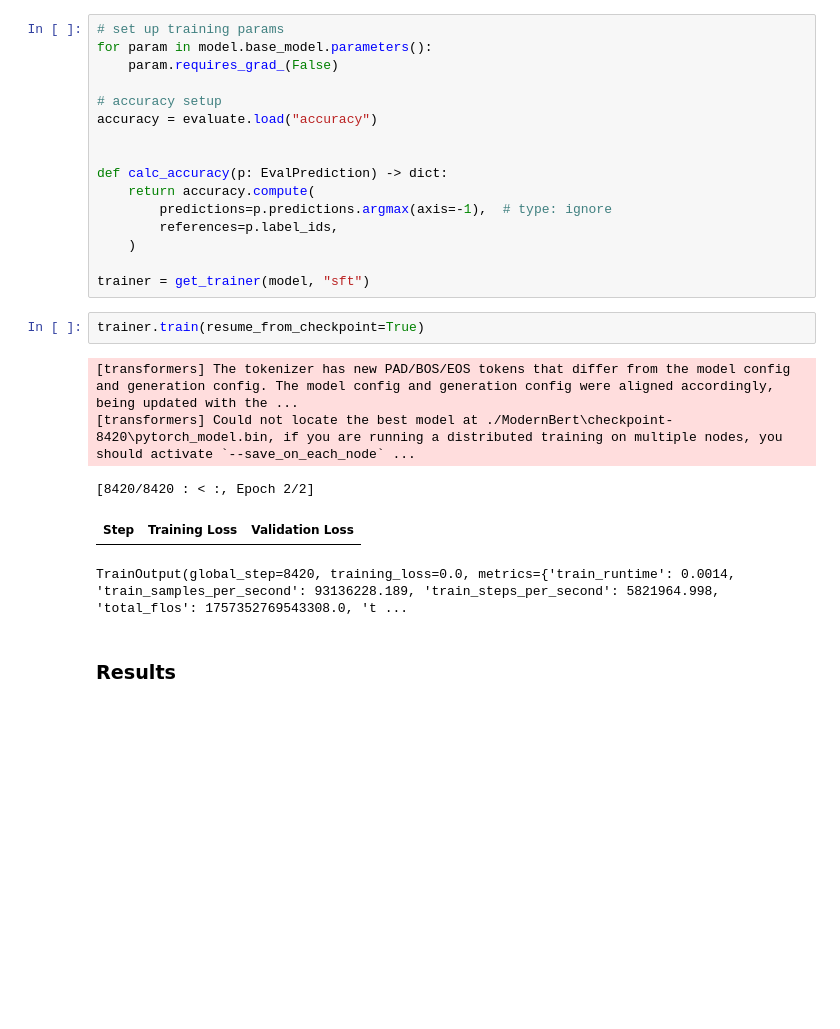
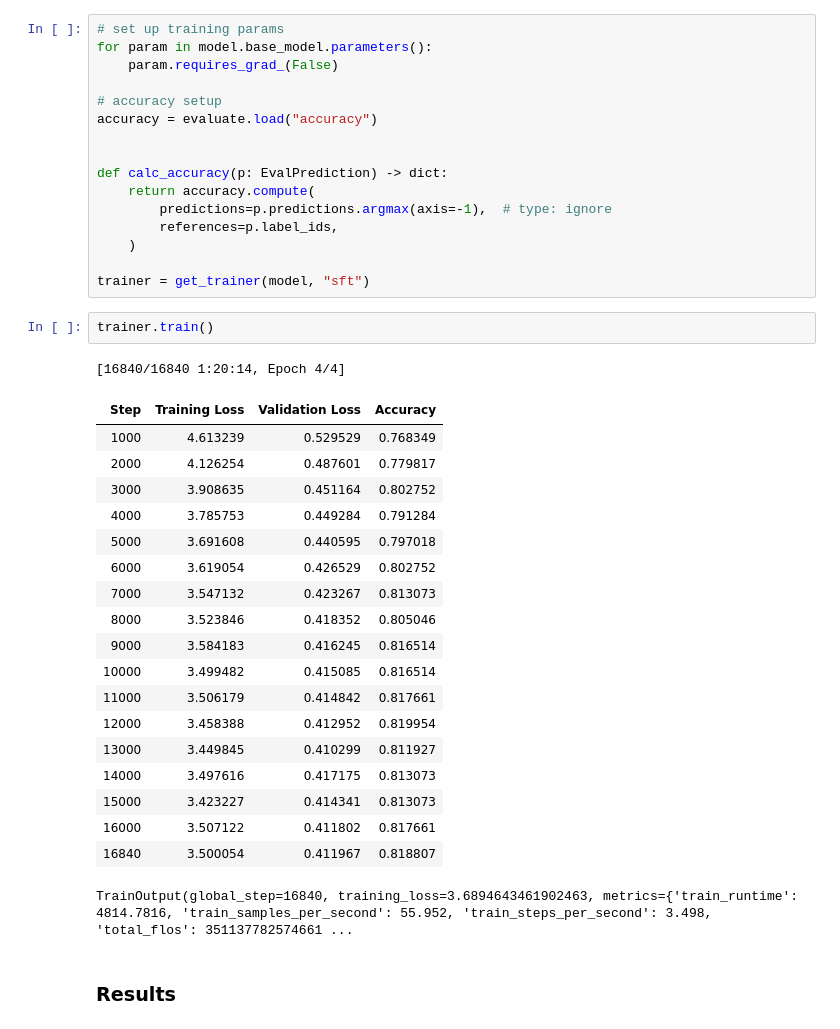
Before and after one commit to tzheng7679/cse5539_hw, a Jupyter notebook: prob_4.ipynb, the cells around one changed output. Saved outputs shown, nothing was run; the diff lists cells and outputs as text; blank space fills up the shorter version.

```diff
--- a/prob_4.ipynb
+++ b/prob_4.ipynb
@@ -109,13 +115,28 @@ def calc_accuracy(p: EvalPrediction) -> dict:
 
 trainer = get_trainer(model, "sft")
 # %%
-trainer.train(resume_from_checkpoint=True)
+trainer.train()
 # %% [output]
-[transformers] The tokenizer has new PAD/BOS/EOS tokens that differ from the model config and generation config. The model config and generation config were aligned accordingly, being updated with the ...
-[transformers] Could not locate the best model at ./ModernBert\checkpoint-8420\pytorch_model.bin, if you are running a distributed training on multiple nodes, you should activate `--save_on_each_node` ...
+[16840/16840 1:20:14, Epoch 4/4]
+| Step | Training Loss | Validation Loss | Accuracy |
+| 1000 | 4.613239 | 0.529529 | 0.768349 |
+| 2000 | 4.126254 | 0.487601 | 0.779817 |
+| 3000 | 3.908635 | 0.451164 | 0.802752 |
+| 4000 | 3.785753 | 0.449284 | 0.791284 |
+| 5000 | 3.691608 | 0.440595 | 0.797018 |
+| 6000 | 3.619054 | 0.426529 | 0.802752 |
+| 7000 | 3.547132 | 0.423267 | 0.813073 |
+| 8000 | 3.523846 | 0.418352 | 0.805046 |
+| 9000 | 3.584183 | 0.416245 | 0.816514 |
+| 10000 | 3.499482 | 0.415085 | 0.816514 |
+| 11000 | 3.506179 | 0.414842 | 0.817661 |
+| 12000 | 3.458388 | 0.412952 | 0.819954 |
+| 13000 | 3.449845 | 0.410299 | 0.811927 |
+| 14000 | 3.497616 | 0.417175 | 0.813073 |
+| 15000 | 3.423227 | 0.414341 | 0.813073 |
+| 16000 | 3.507122 | 0.411802 | 0.817661 |
+| 16840 | 3.500054 | 0.411967 | 0.818807 |
-[8420/8420 : < :, Epoch 2/2]
+TrainOutput(global_step=16840, training_loss=3.6894643461902463, metrics={'train_runtime': 4814.7816, 'train_samples_per_second': 55.952, 'train_steps_per_second': 3.498, 'total_flos': 351137782574661 ...
-| Step | Training Loss | Validation Loss |
-TrainOutput(global_step=8420, training_loss=0.0, metrics={'train_runtime': 0.0014, 'train_samples_per_second': 93136228.189, 'train_steps_per_second': 5821964.998, 'total_flos': 1757352769543308.0, 't ...
 # %% [markdown]
 ### Results
 # %%
```
Also changed, not shown: parts of 6 cells of this notebook.
